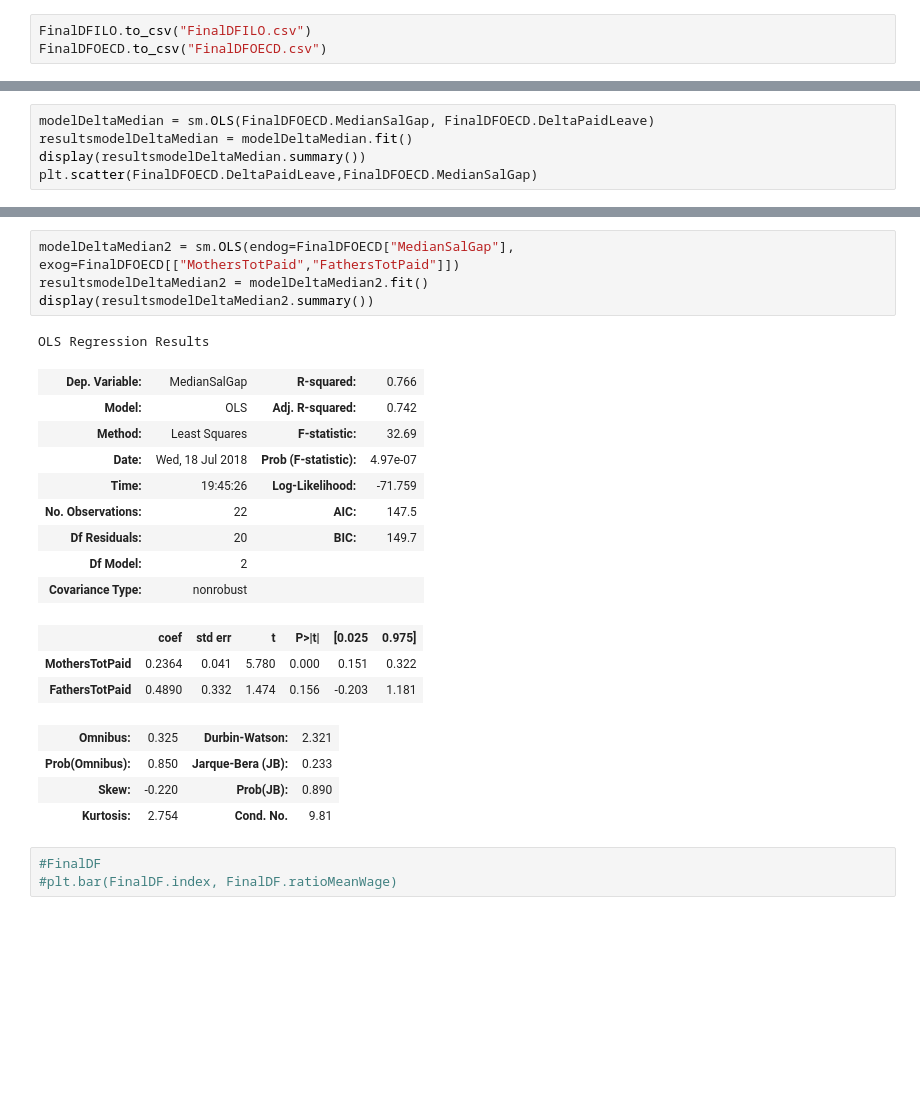
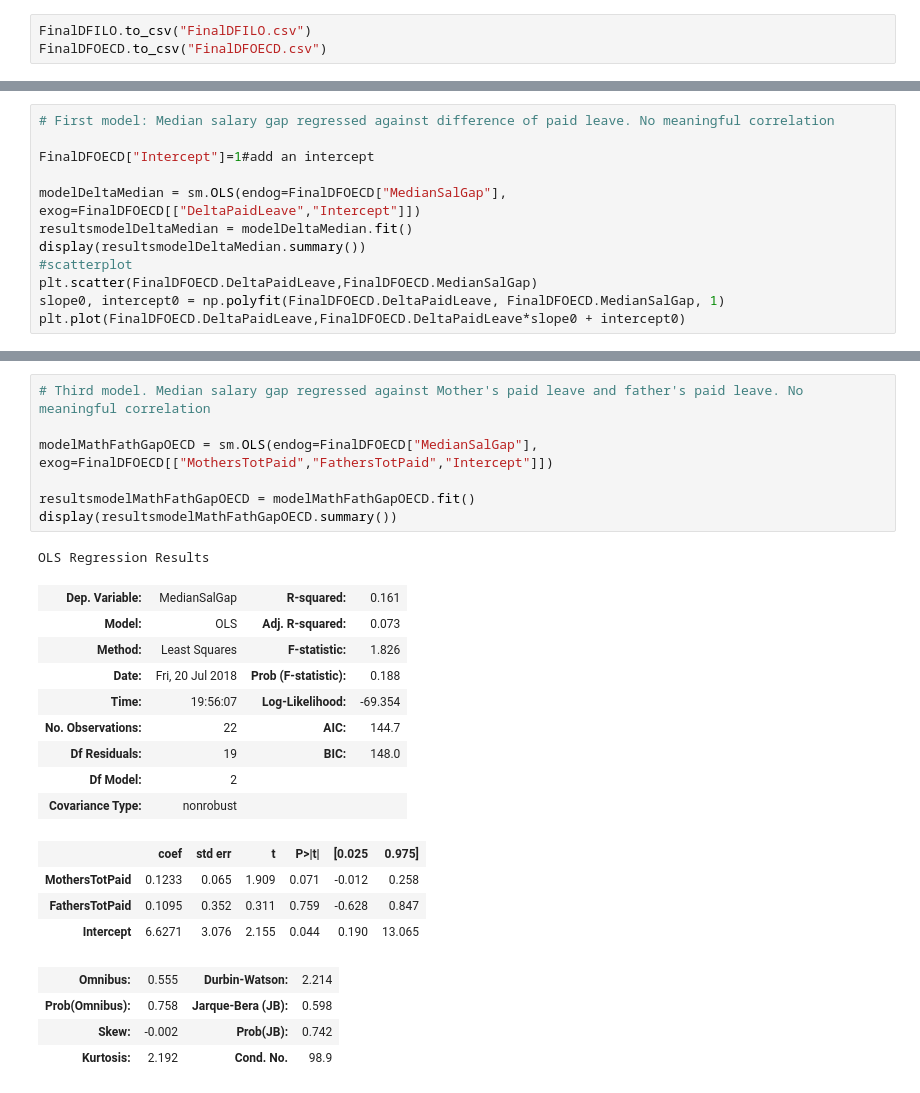
Before and after one commit to fracab/Bertelsmann_Prj, a Jupyter notebook: Project_Bertelsmann.ipynb, the cells around one changed output, grey strips where cells are left out. Drawn from its saved outputs; the diff is of its cells as text; blank space fills up the shorter version.

Commit message:
third

```diff
--- a/Project Bertelsmann.ipynb
+++ b/Project_Bertelsmann.ipynb
@@ -263,8 +266,15 @@ FinalDFOECD.to_csv("FinalDFOECD.csv")
 import statsmodels.api as sm
 # %%
-modelDeltaMedian = sm.OLS(FinalDFOECD.MedianSalGap, FinalDFOECD.DeltaPaidLeave)
+# First model: Median salary gap regressed against difference of paid leave. No meaningful correlation
+
+FinalDFOECD["Intercept"]=1#add an intercept
+
+modelDeltaMedian = sm.OLS(endog=FinalDFOECD["MedianSalGap"], exog=FinalDFOECD[["DeltaPaidLeave","Intercept"]])
 resultsmodelDeltaMedian = modelDeltaMedian.fit()
 display(resultsmodelDeltaMedian.summary())
+#scatterplot
 plt.scatter(FinalDFOECD.DeltaPaidLeave,FinalDFOECD.MedianSalGap)
+slope0, intercept0 = np.polyfit(FinalDFOECD.DeltaPaidLeave, FinalDFOECD.MedianSalGap, 1)
+plt.plot(FinalDFOECD.DeltaPaidLeave,FinalDFOECD.DeltaPaidLeave*slope0 + intercept0)
 # %% [output]
 OLS Regression Results
@@ -288,25 +330,26 @@ OLS Regression Results
 # %%
-modelDeltaMedian2 = sm.OLS(endog=FinalDFOECD["MedianSalGap"], exog=FinalDFOECD[["MothersTotPaid","FathersTotPaid"]])
-resultsmodelDeltaMedian2 = modelDeltaMedian2.fit()
-display(resultsmodelDeltaMedian2.summary())
+# Third model. Median salary gap regressed against Mother's paid leave and father's paid leave. No meaningful correlation
+
+modelMathFathGapOECD = sm.OLS(endog=FinalDFOECD["MedianSalGap"], exog=FinalDFOECD[["MothersTotPaid","FathersTotPaid","Intercept"]])
+
+resultsmodelMathFathGapOECD = modelMathFathGapOECD.fit()
+display(resultsmodelMathFathGapOECD.summary())
 # %% [output]
 OLS Regression Results
-| Dep. Variable: | MedianSalGap | R-squared: | 0.766 |
-| Model: | OLS | Adj. R-squared: | 0.742 |
-| Method: | Least Squares | F-statistic: | 32.69 |
-| Date: | Wed, 18 Jul 2018 | Prob (F-statistic): | 4.97e-07 |
-| Time: | 19:45:26 | Log-Likelihood: | -71.759 |
-| No. Observations: | 22 | AIC: | 147.5 |
-| Df Residuals: | 20 | BIC: | 149.7 |
+| Dep. Variable: | MedianSalGap | R-squared: | 0.161 |
+| Model: | OLS | Adj. R-squared: | 0.073 |
+| Method: | Least Squares | F-statistic: | 1.826 |
+| Date: | Fri, 20 Jul 2018 | Prob (F-statistic): | 0.188 |
+| Time: | 19:56:07 | Log-Likelihood: | -69.354 |
+| No. Observations: | 22 | AIC: | 144.7 |
+| Df Residuals: | 19 | BIC: | 148.0 |
 | Df Model: | 2 |  |  |
 | Covariance Type: | nonrobust |  |  |
 |  | coef | std err | t | P>|t| | [0.025 | 0.975] |
-| MothersTotPaid | 0.2364 | 0.041 | 5.780 | 0.000 | 0.151 | 0.322 |
-| FathersTotPaid | 0.4890 | 0.332 | 1.474 | 0.156 | -0.203 | 1.181 |
+| MothersTotPaid | 0.1233 | 0.065 | 1.909 | 0.071 | -0.012 | 0.258 |
+| FathersTotPaid | 0.1095 | 0.352 | 0.311 | 0.759 | -0.628 | 0.847 |
+| Intercept | 6.6271 | 3.076 | 2.155 | 0.044 | 0.190 | 13.065 |
-| Omnibus: | 0.325 | Durbin-Watson: | 2.321 |
-| Prob(Omnibus): | 0.850 | Jarque-Bera (JB): | 0.233 |
-| Skew: | -0.220 | Prob(JB): | 0.890 |
-| Kurtosis: | 2.754 | Cond. No. | 9.81 |
+| Omnibus: | 0.555 | Durbin-Watson: | 2.214 |
+| Prob(Omnibus): | 0.758 | Jarque-Bera (JB): | 0.598 |
+| Skew: | -0.002 | Prob(JB): | 0.742 |
+| Kurtosis: | 2.192 | Cond. No. | 98.9 |
-# %%
-#FinalDF
-#plt.bar(FinalDF.index, FinalDF.ratioMeanWage)
```
Also changed, not shown: parts of 10 cells of this notebook.
